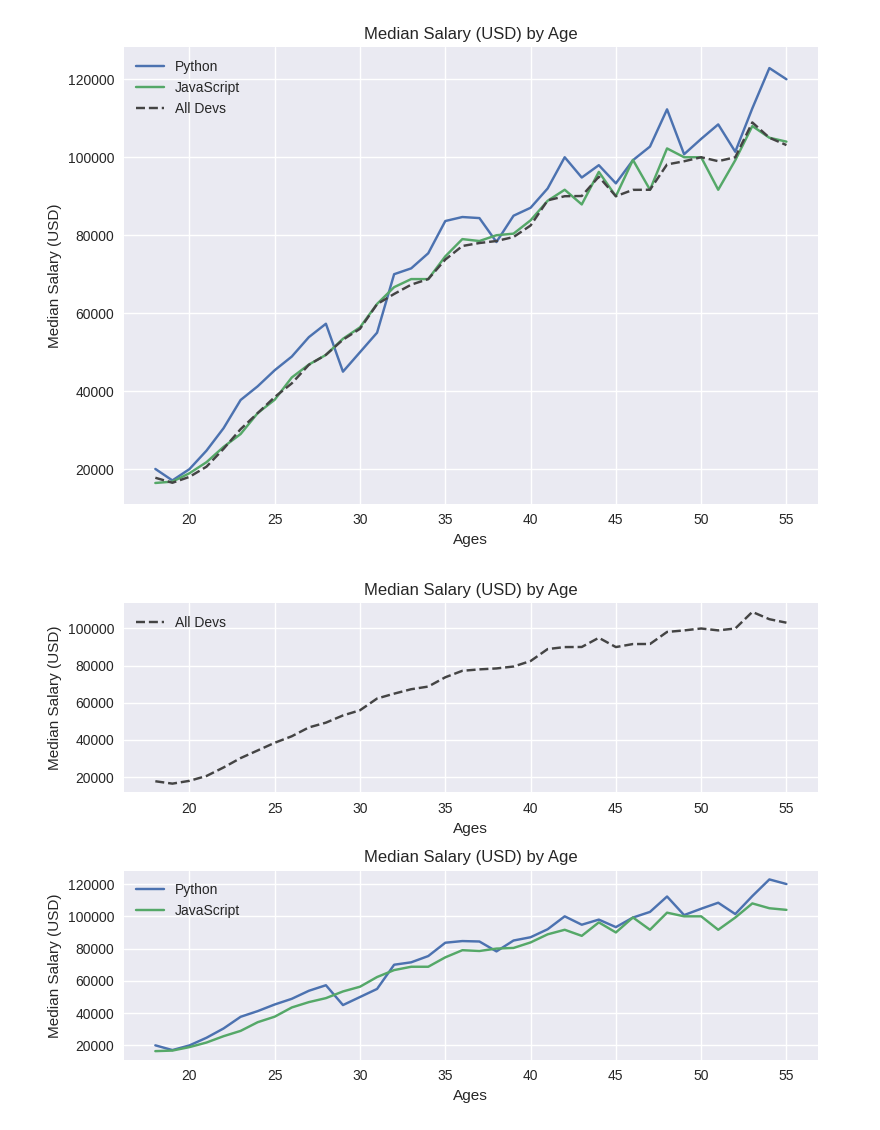
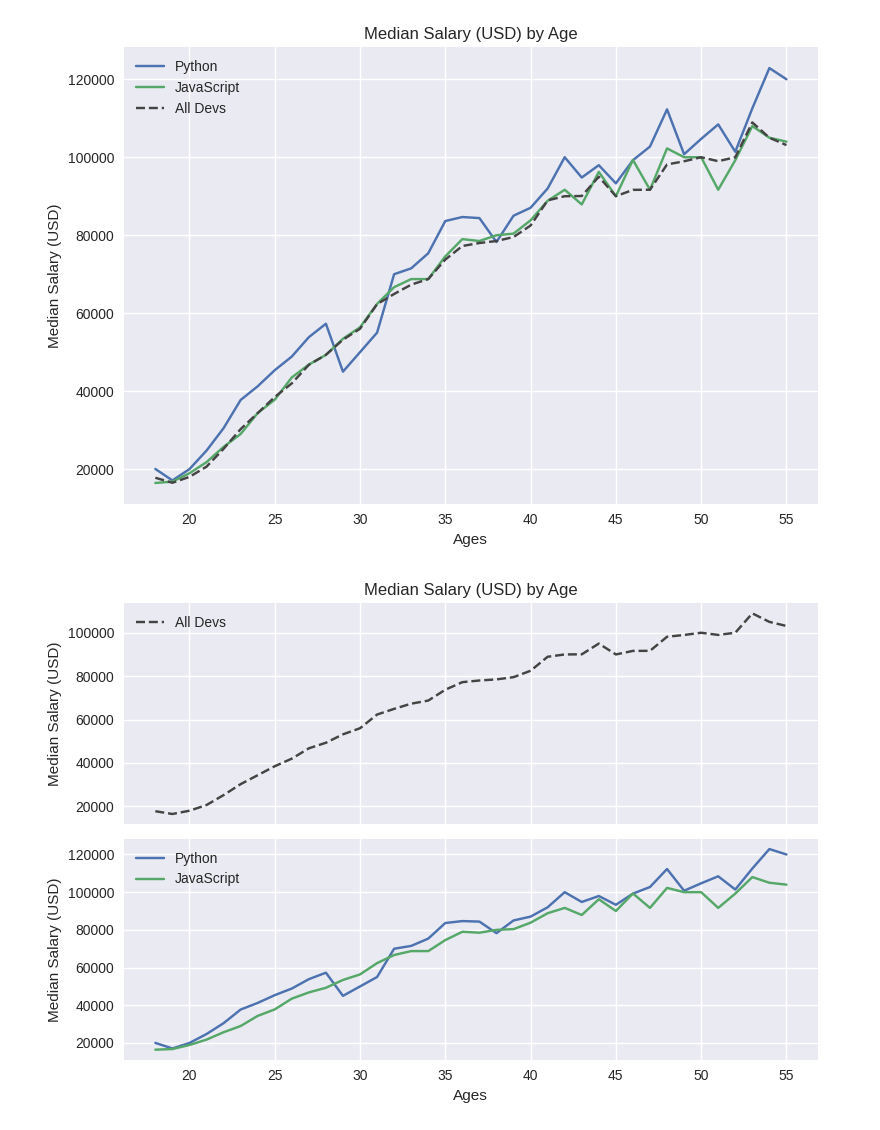
Before and after one commit to thestartupdeveloper10/Matplotlib, a Jupyter notebook: init.ipynb, the cells around one changed output. Saved outputs shown, nothing was run; the diff lists cells and outputs as text; code cells hidden in the pictures.

```diff
--- a/init.ipynb
+++ b/init.ipynb
@@ -692,33 +692,33 @@ plt.style.use('seaborn')
 
 data = pd.read_csv('fill_data.csv')
 ages = data['Age']
 dev_salaries = data['All_Devs']
 py_salaries = data['Python']
 js_salaries = data['JavaScript']
 
-fig,(ax1,ax2) = plt.subplots(nrows=2,ncols=1)
+fig,(ax1,ax2) = plt.subplots(nrows=2,ncols=1,sharex=True)
 
 ax1.plot(ages, dev_salaries, color='#444444',
          linestyle='--', label='All Devs')
 ax2.plot(ages, py_salaries, label='Python')
 ax2.plot(ages, js_salaries, label='JavaScript')
 
 
 
 ax1.legend()
 
 ax1.set_title('Median Salary (USD) by Age')
-ax1.set_xlabel('Ages')
+# ax1.set_xlabel('Ages')
 ax1.set_ylabel('Median Salary (USD)')
 
 ax2.legend()
 
 # ax2.set_title('Median Salary (USD) by Age')
 ax2.set_xlabel('Ages')
 ax2.set_ylabel('Median Salary (USD)')
 
 plt.tight_layout()
 
 plt.show()
 # %% [output]
-[figure, old version]
+[figure, new version]
```
Also changed, not shown: parts of 3 cells of this notebook.
